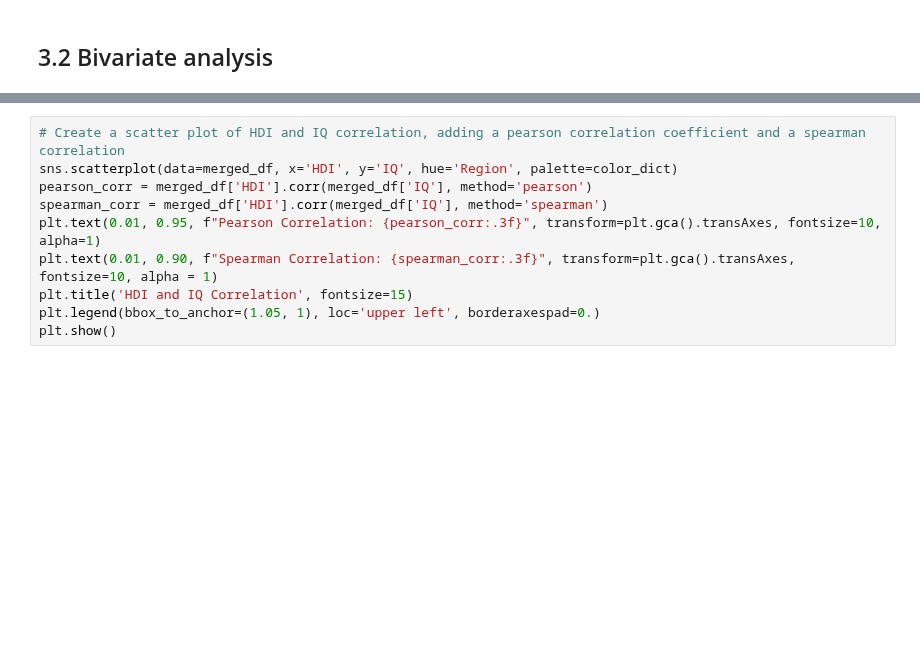
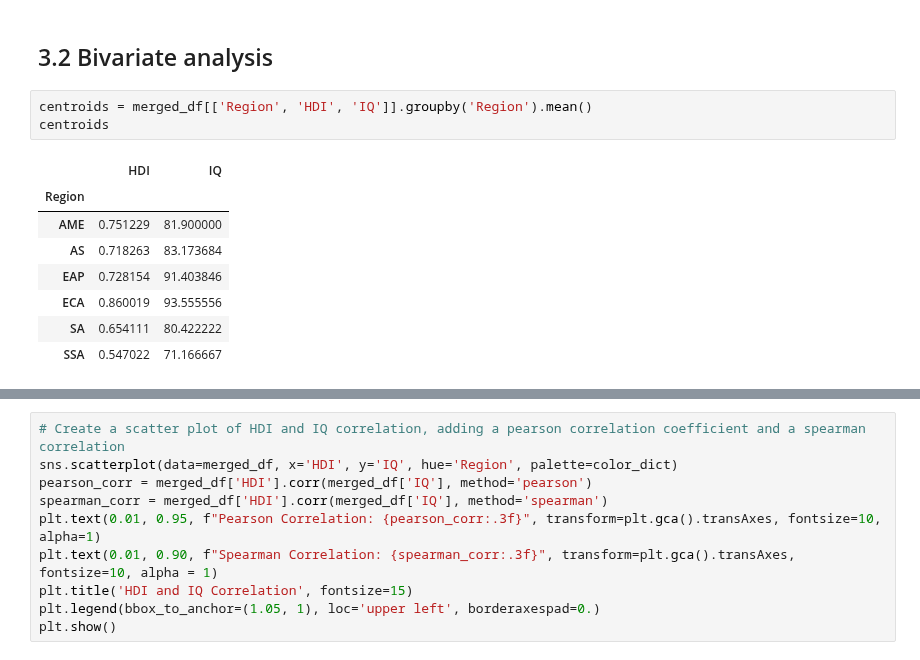
Before and after one commit to jakthehut/HDI-IQ-Analysis, a Jupyter notebook: hdi_iq_analysis_final.ipynb, the cells around one changed output, grey strips where cells are left out. Cells and saved outputs as stored; diff of their text form; blank space fills up the shorter version.

```diff
--- a/hdi_iq_analysis_final.ipynb
+++ b/hdi_iq_analysis_final.ipynb
@@ -730,3 +730,15 @@ merged_df[merged_df['Region'] == 'AME'].sort_values(by='IQ', ascending=False).ta
 Saint Lucia is classified as a lower outlier.
 # %% [markdown]
 ## 3.2  Bivariate analysis
+# %%
+centroids = merged_df[['Region', 'HDI', 'IQ']].groupby('Region').mean()
+centroids
+# %% [output]
+|  | HDI | IQ |
+| Region |  |  |
+| AME | 0.751229 | 81.900000 |
+| AS | 0.718263 | 83.173684 |
+| EAP | 0.728154 | 91.403846 |
+| ECA | 0.860019 | 93.555556 |
+| SA | 0.654111 | 80.422222 |
+| SSA | 0.547022 | 71.166667 |
```
Also changed, not shown: parts of 5 cells of this notebook, 1 other file.
